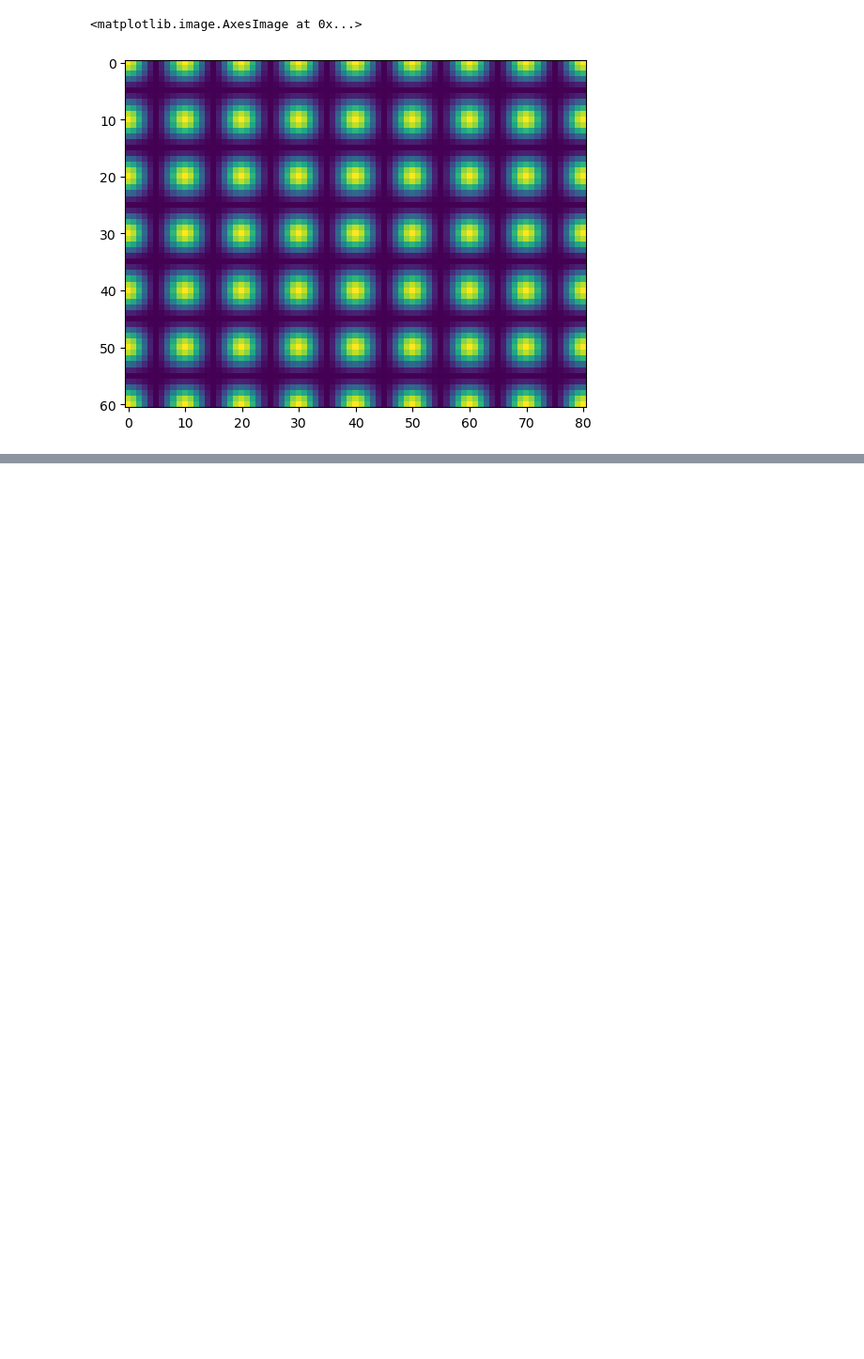
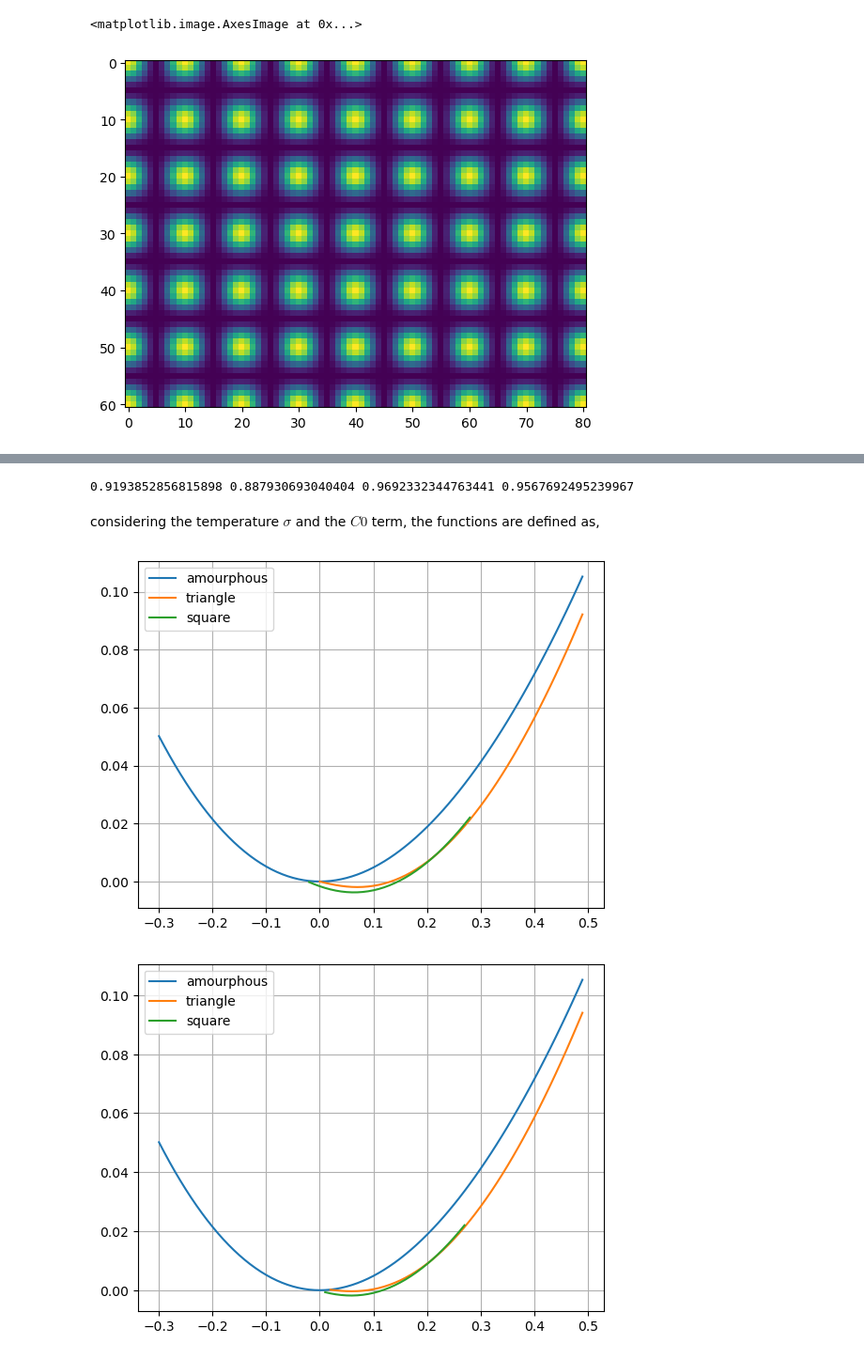
Before and after one commit to vacuumserval/vacuumserval.github.io, a Jupyter notebook: source/phasefield/pfc.ipynb, the cells around one changed output, grey strips where cells are left out. Shown at 94% size. Cells and saved outputs as stored; diff of their text form; code cells hidden in the pictures; blank space fills up the shorter version.

```diff
--- a/source/phasefield/pfc.ipynb
+++ b/source/phasefield/pfc.ipynb
@@ -210,0 +322,78 @@ $$
+# %%
+import numpy as np
+Ch1 = np.exp(-0.82**2/8)
+Ch2 = np.exp(-0.82**2/5.657)
+Cl1 = np.exp(-0.5**2/8)
+Cl2 = np.exp(-0.5**2/5.657)
+print(Ch1, Ch2, Cl1, Cl2)
+# %% [output]
+0.9193852856815898 0.887930693040404 0.9692332344763441 0.9567692495239967
+# %% [markdown]
+considering the temperature $\sigma$ and the $C0$ term, the functions are defined as,
+# %%
+import numpy as np
+import matplotlib.pyplot as plt
+
+def fasig(nlst, eta, chi, C0):
+    n = nlst
+    f = n**2/2-eta*n**3/6+chi*n**4/12-n**2/2*C0
+    return(n, f)
+
+def ftsig(nlst, eta, chi, C0, sigma):
+    C1 = np.exp(-sigma**2/8)
+    amax = 1.0
+    aunit = 0.0025
+    alim = 0.1
+    alst = np.arange(0, amax+aunit, aunit)
+    [a1, n] = np.meshgrid(alst, nlst, indexing='ij')
+    fmat = n**2/2-eta*n**3/6+chi*n**4/12 \
+        + 3*a1**2*(1-eta*n+chi*n**2) \
+        - 2*a1**3*(eta-2*chi*n) + 7.5*a1**4*chi \
+        - 0.5*n**2*C0-3*a1**2*C1
+    fmin = np.min(fmat, axis=0)
+    amin = alst[np.argmin(fmat, axis=0)]
+    nt = nlst[amin>alim]
+    ft = fmin[amin>alim]
+    return(nt, ft)
+
+def fssig(nlst, eta, chi, C0, sigma):
+    C1 = np.exp(-sigma**2/8)
+    C2 = np.exp(-sigma**2/5.657)
+    amax = 1.0
+    aunit = 0.0025
+    alim = int(0.1/aunit)
+    alst = np.arange(0, amax+aunit, aunit)
+    [a1, a2, n] = np.meshgrid(alst, alst, nlst, indexing='ij')
+    fmat = n**2/2-eta*n**3/6+chi*n**4/12 \
+        + 2*(a1**2+a2**2)*(1-eta*n+chi*n**2) \
+        - 4*a1**2*a2*(eta-2*eta*n) + 3*(a1**4+4*a1**2*a2**2+a2**4)*chi \
+        - 0.5*n**2*C0 - 2*a1**2*C1 - 2*a2**2*C2
+    fmin = np.min(fmat, axis=(0, 1))
+    as_index = []
+    for i in range(fmat.shape[2]):
+        min_index = np.unravel_index(np.argmin(fmat[:, :, i]), fmat[:, :, i].shape)
+        a1nonzero = min_index[0]>alim
+        a2nonzero = min_index[1]>alim
+        as_index.append(a1nonzero*a2nonzero)
+    ns = nlst[as_index]
+    fs = fmin[as_index]
+    return(ns, fs)
+
+nlst = np.arange(-0.3, 0.5, 0.01)
+dsig = 0.1
+C0 = 0.0
+eta = 1.0
+chi = 1.0
+for sigma in np.arange(0.6, 1.0+dsig, dsig):
+    [na, fa] = fasig(nlst=nlst, eta=eta, chi=chi, C0=C0)
+    [nt, ft] = ftsig(nlst=nlst, eta=eta, chi=chi, C0=C0, sigma=sigma)
+    [ns, fs] = fssig(nlst=nlst, eta=eta, chi=chi, C0=C0, sigma=sigma)
+    plt.figure()
+    plt.plot(na, fa, label='amourphous')
+    plt.plot(nt, ft, label='triangle')
+    plt.plot(ns, fs, label='square')
+    plt.grid()
+    plt.legend()
+# %% [output]
+[figure, added]
+[figure, added]
```
Also changed, not shown: parts of 6 cells of this notebook, 34 other files.
